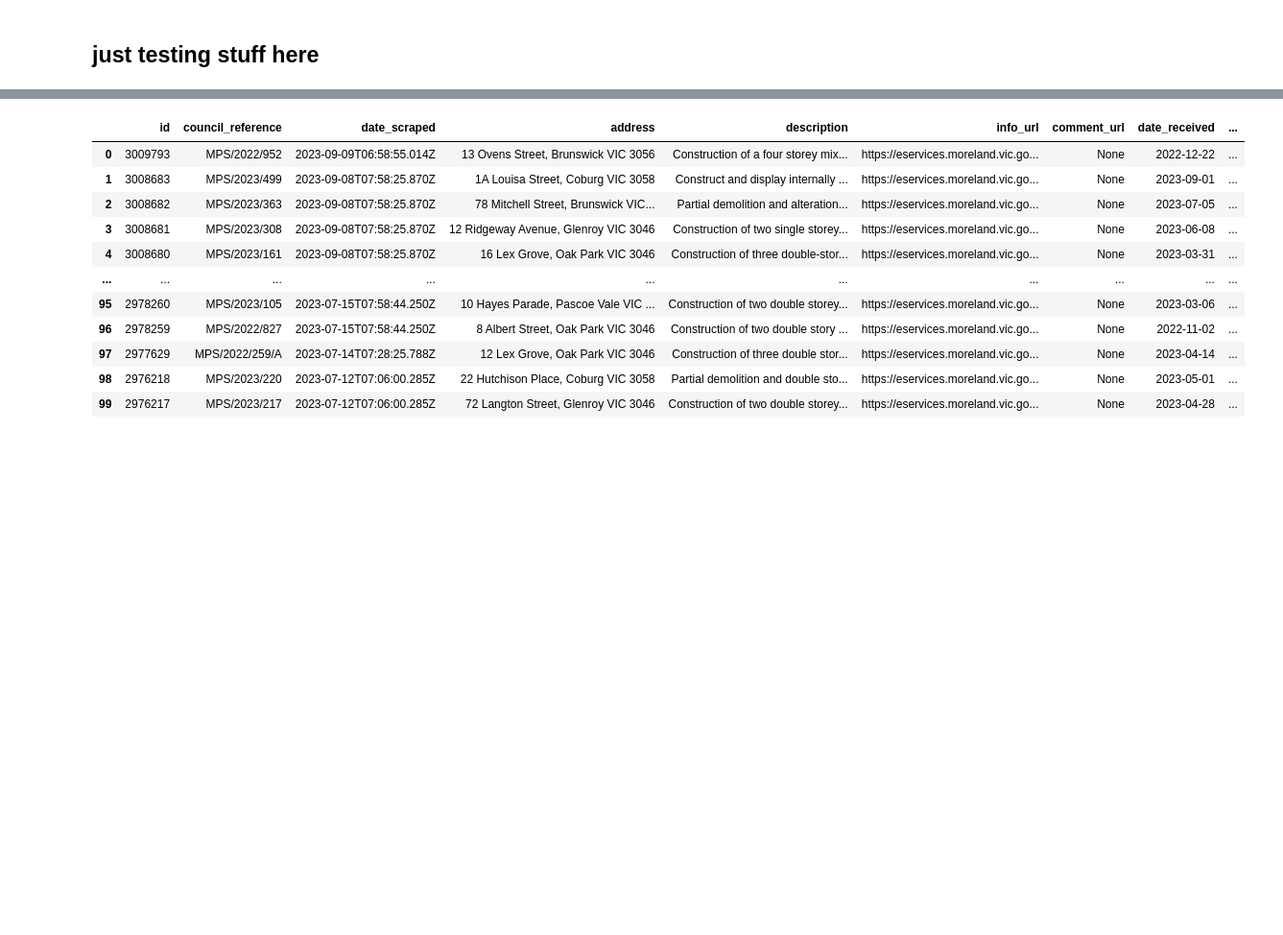
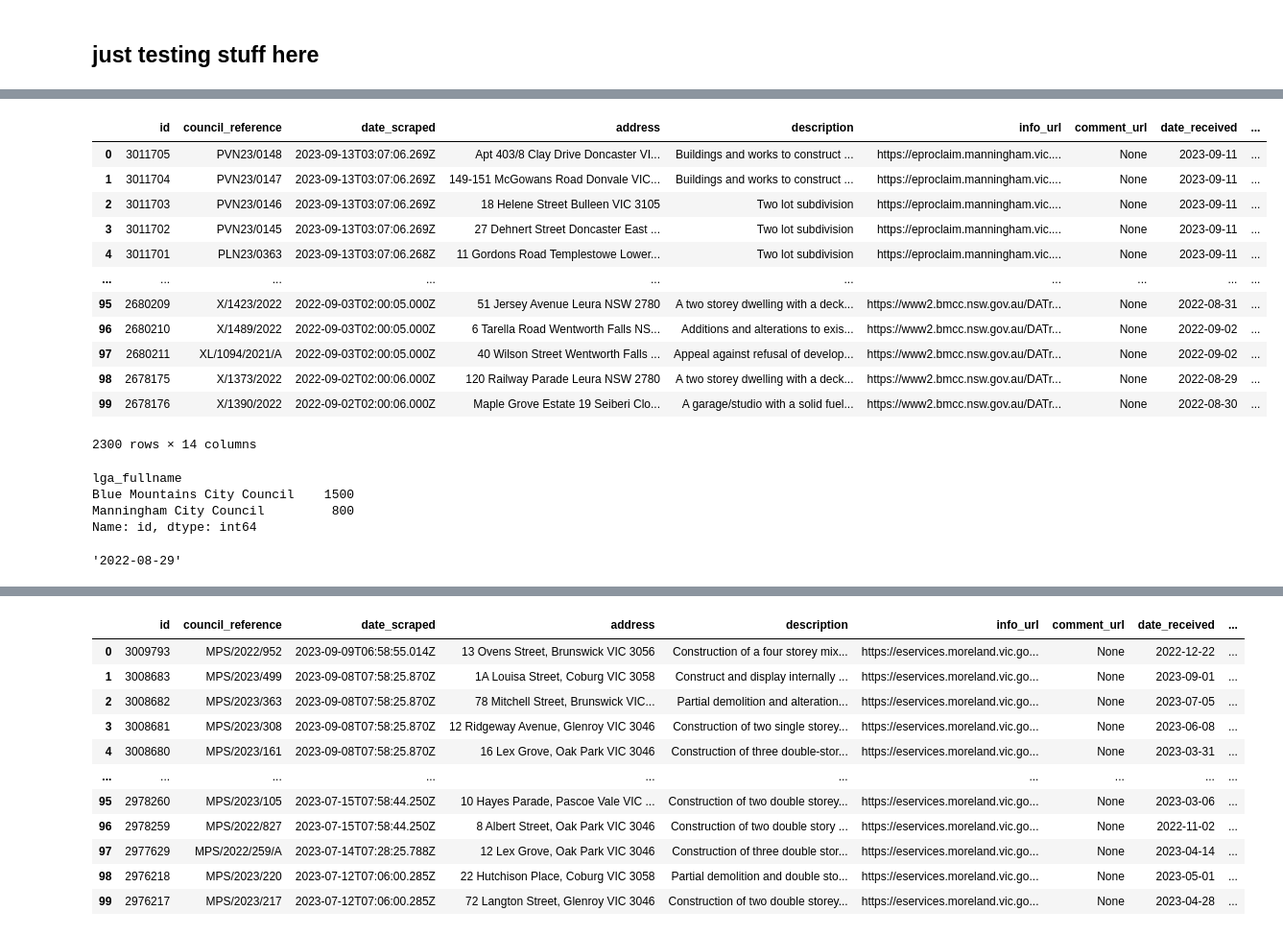
Before and after one commit to tpisel/housing-project, a Jupyter notebook: notebooks/tom-testing.ipynb, the cells around one changed output, grey strips where cells are left out. Shown: that part at 96% size. Drawn from its saved outputs; the diff is of its cells as text; code cells hidden in the pictures; blank space fills up the shorter version.

```diff
--- a/notebooks/tom-testing.ipynb
+++ b/notebooks/tom-testing.ipynb
@@ -49,0 +58,29 @@ df
+# %%
+page_limit = 50
+age_limit = date_n_days_ago(365).isoformat()
+lgas = ['manningham','blue_mountains']
+
+combined_df_array = []
+
+for lga in lgas:
+
+    lga_df_array = []
+    page = 1
+
+    while page <= page_limit:
+        page_df = query_api(lga,page)
+        page_df.rename(columns={'authority.full_name': 'lga_fullname'}, inplace=True)
+        page_df['lga_urlname'] = lga
+
+        #<< may need to add a wait
+        print(f'Retrieved page {page} from {lga}')
+
+        lga_df_array.append(page_df)
+
+        page = page + 1
+        if (pd.concat(lga_df_array).date_received.min() < age_limit): # exit loop if we have an old enough record
+            break
+
+    combined_df_array.append(pd.concat(lga_df_array))
+
+combined_df = pd.concat(combined_df_array).drop_duplicates()
@@ -49,0 +105,28 @@ df
+# %%
+combined_df = combined_df.drop_duplicates()
+combined_df
+# %% [output]
+|  | id | council_reference | date_scraped | address | description | info_url | comment_url | date_received | ... |
+| 0 | 3011705 | PVN23/0148 | 2023-09-13T03:07:06.269Z | Apt 403/8 Clay Drive Doncaster VI... | Buildings and works to construct ... | https://eproclaim.manningham.vic.... | None | 2023-09-11 | ... |
+| 1 | 3011704 | PVN23/0147 | 2023-09-13T03:07:06.269Z | 149-151 McGowans Road Donvale VIC... | Buildings and works to construct ... | https://eproclaim.manningham.vic.... | None | 2023-09-11 | ... |
+| 2 | 3011703 | PVN23/0146 | 2023-09-13T03:07:06.269Z | 18 Helene Street Bulleen VIC 3105 | Two lot subdivision | https://eproclaim.manningham.vic.... | None | 2023-09-11 | ... |
+| 3 | 3011702 | PVN23/0145 | 2023-09-13T03:07:06.269Z | 27 Dehnert Street Doncaster East ... | Two lot subdivision | https://eproclaim.manningham.vic.... | None | 2023-09-11 | ... |
+| 4 | 3011701 | PLN23/0363 | 2023-09-13T03:07:06.268Z | 11 Gordons Road Templestowe Lower... | Two lot subdivision | https://eproclaim.manningham.vic.... | None | 2023-09-11 | ... |
+| ... | ... | ... | ... | ... | ... | ... | ... | ... | ... |
+| 95 | 2680209 | X/1423/2022 | 2022-09-03T02:00:05.000Z | 51 Jersey Avenue Leura NSW 2780 | A two storey dwelling with a deck... | https://www2.bmcc.nsw.gov.au/DATr... | None | 2022-08-31 | ... |
+| 96 | 2680210 | X/1489/2022 | 2022-09-03T02:00:05.000Z | 6 Tarella Road Wentworth Falls NS... | Additions and alterations to exis... | https://www2.bmcc.nsw.gov.au/DATr... | None | 2022-09-02 | ... |
+| 97 | 2680211 | XL/1094/2021/A | 2022-09-03T02:00:05.000Z | 40 Wilson Street Wentworth Falls ... | Appeal against refusal of develop... | https://www2.bmcc.nsw.gov.au/DATr... | None | 2022-09-02 | ... |
+| 98 | 2678175 | X/1373/2022 | 2022-09-02T02:00:06.000Z | 120 Railway Parade Leura NSW 2780 | A two storey dwelling with a deck... | https://www2.bmcc.nsw.gov.au/DATr... | None | 2022-08-29 | ... |
+| 99 | 2678176 | X/1390/2022 | 2022-09-02T02:00:06.000Z | Maple Grove Estate 19 Seiberi Clo... | A garage/studio with a solid fuel... | https://www2.bmcc.nsw.gov.au/DATr... | None | 2022-08-30 | ... |
+2300 rows × 14 columns
+# %%
+combined_df.groupby('lga_fullname').id.nunique()
+# %% [output]
+lga_fullname
+Blue Mountains City Council    1500
+Manningham City Council         800
+Name: id, dtype: int64
+# %%
+combined_df.date_received.min()
+# %% [output]
+'2022-08-29'
```
Also changed, not shown: parts of 8 cells of this notebook, 4 other files.
